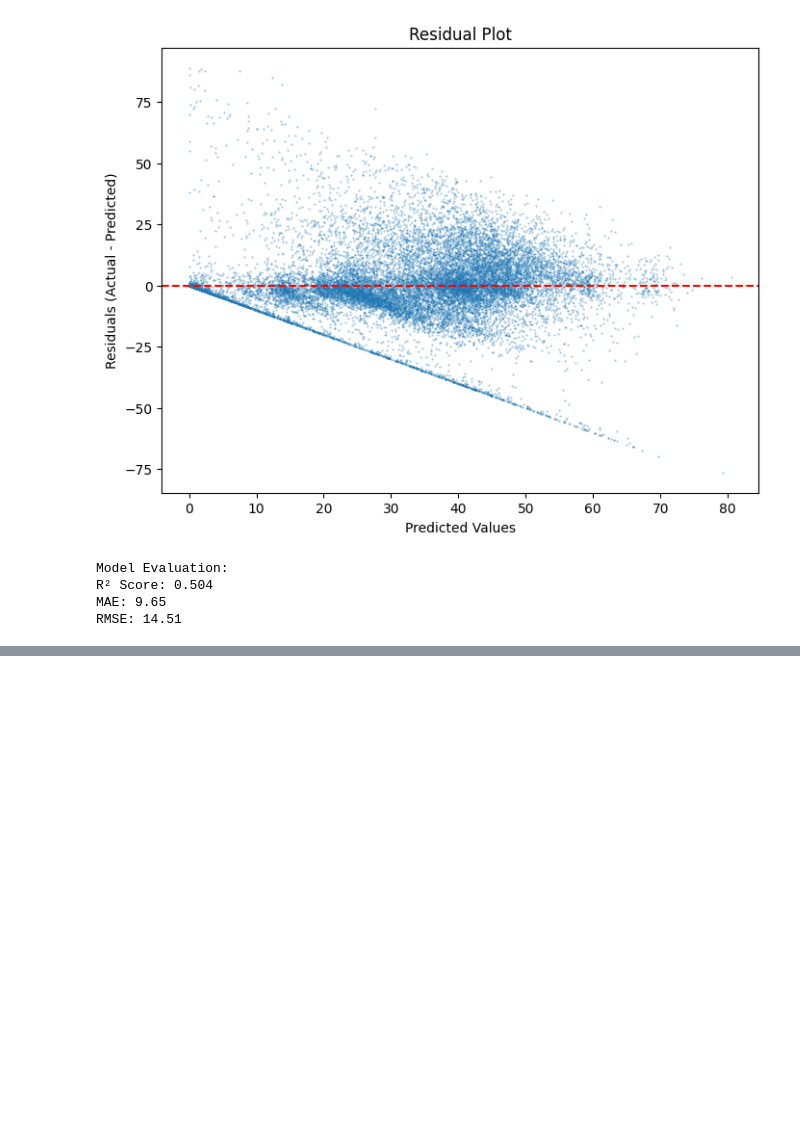
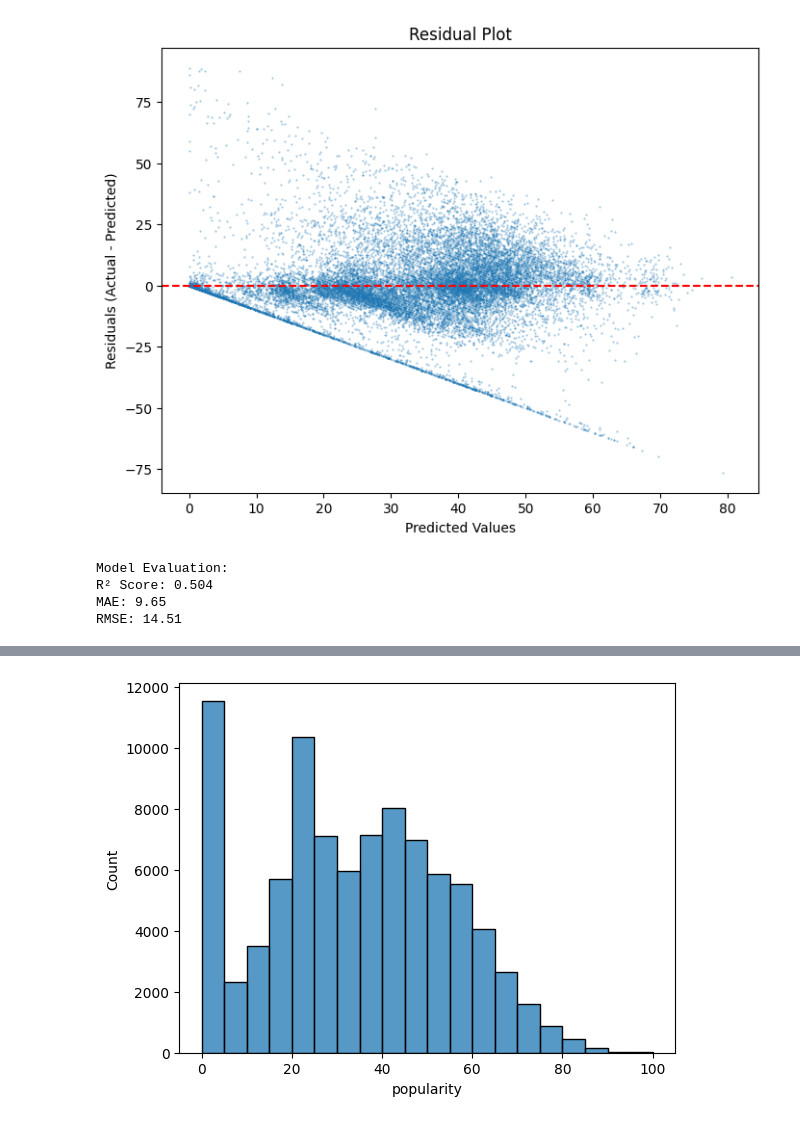
Before and after one commit to cathaldunne11/spotify_tracks, a Jupyter notebook: modeling_prep.ipynb, the cells around one changed output, grey strips where cells are left out. Cells and saved outputs as stored; diff of their text form; code cells hidden in the pictures; blank space fills up the shorter version.

```diff
--- a/modeling_prep.ipynb
+++ b/modeling_prep.ipynb
@@ -224,0 +324,12 @@ RMSE: 14.51
+# %%
+# this approach didn't help
+# what if the group that are not popular are removed?
+
+# make a second version to work with
+df_rf2 = df_rf
+# %%
+# view a histogram of popularity
+sns.histplot(data = df_rf2, x = 'popularity', bins = 20)
+plt.show()
+# %% [output]
+[figure, added]
```
Also changed, not shown: parts of 9 cells of this notebook.
